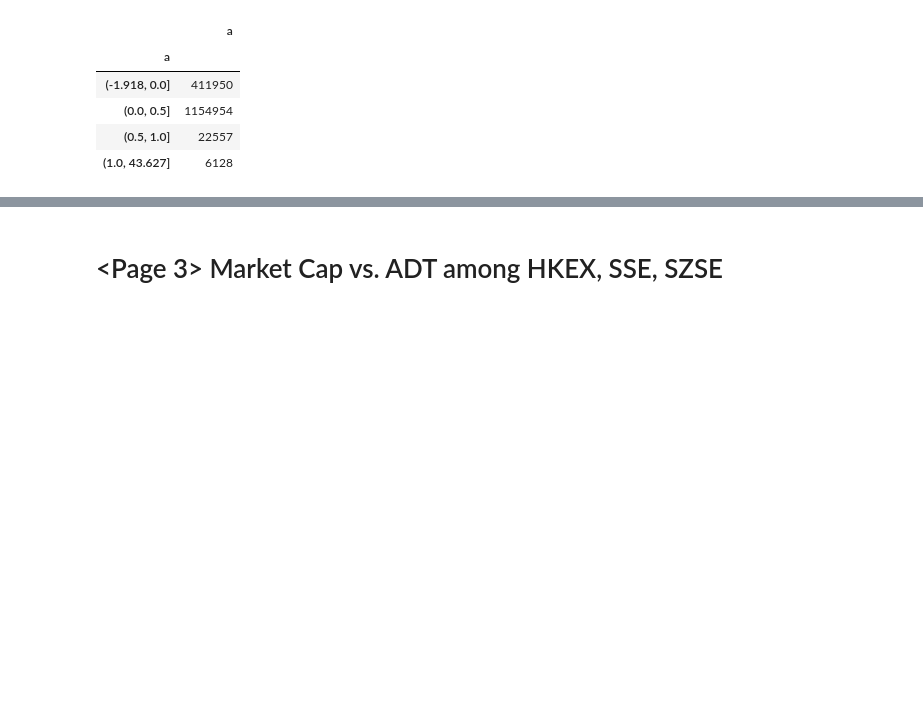
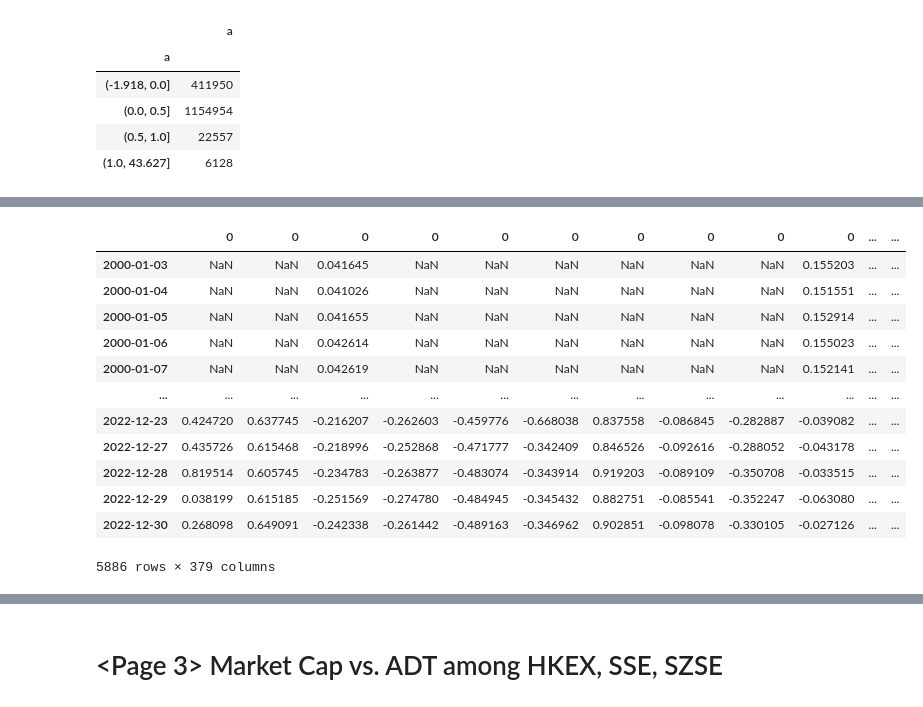
Before and after one commit to ckyma/exchatbook, a Jupyter notebook: getYahooData.ipynb, the cells around one changed output, grey strips where cells are left out. Cells and saved outputs as stored; diff of their text form; code cells hidden in the pictures; blank space fills up the shorter version.

```diff
--- a/getYahooData.ipynb
+++ b/getYahooData.ipynb
@@ -1379,0 +1474,17 @@ df.groupby(pd.cut(df.a, ranges)).count()
+# %%
+cdax_irr_filtered = cdax_irr[cdax_irr.index <= pd.to_datetime("2023-01-01")]
+cdax_irr_filtered
+# %% [output]
+|  | 0 | 0 | 0 | 0 | 0 | 0 | 0 | 0 | 0 | 0 | ... | ... |
+| 2000-01-03 | NaN | NaN | 0.041645 | NaN | NaN | NaN | NaN | NaN | NaN | 0.155203 | ... | ... |
+| 2000-01-04 | NaN | NaN | 0.041026 | NaN | NaN | NaN | NaN | NaN | NaN | 0.151551 | ... | ... |
+| 2000-01-05 | NaN | NaN | 0.041655 | NaN | NaN | NaN | NaN | NaN | NaN | 0.152914 | ... | ... |
+| 2000-01-06 | NaN | NaN | 0.042614 | NaN | NaN | NaN | NaN | NaN | NaN | 0.155023 | ... | ... |
+| 2000-01-07 | NaN | NaN | 0.042619 | NaN | NaN | NaN | NaN | NaN | NaN | 0.152141 | ... | ... |
+| ... | ... | ... | ... | ... | ... | ... | ... | ... | ... | ... | ... | ... |
+| 2022-12-23 | 0.424720 | 0.637745 | -0.216207 | -0.262603 | -0.459776 | -0.668038 | 0.837558 | -0.086845 | -0.282887 | -0.039082 | ... | ... |
+| 2022-12-27 | 0.435726 | 0.615468 | -0.218996 | -0.252868 | -0.471777 | -0.342409 | 0.846526 | -0.092616 | -0.288052 | -0.043178 | ... | ... |
+| 2022-12-28 | 0.819514 | 0.605745 | -0.234783 | -0.263877 | -0.483074 | -0.343914 | 0.919203 | -0.089109 | -0.350708 | -0.033515 | ... | ... |
+| 2022-12-29 | 0.038199 | 0.615185 | -0.251569 | -0.274780 | -0.484945 | -0.345432 | 0.882751 | -0.085541 | -0.352247 | -0.063080 | ... | ... |
+| 2022-12-30 | 0.268098 | 0.649091 | -0.242338 | -0.261442 | -0.489163 | -0.346962 | 0.902851 | -0.098078 | -0.330105 | -0.027126 | ... | ... |
+5886 rows × 379 columns
```
Also changed, not shown: parts of 19 cells of this notebook, 7 other files.
